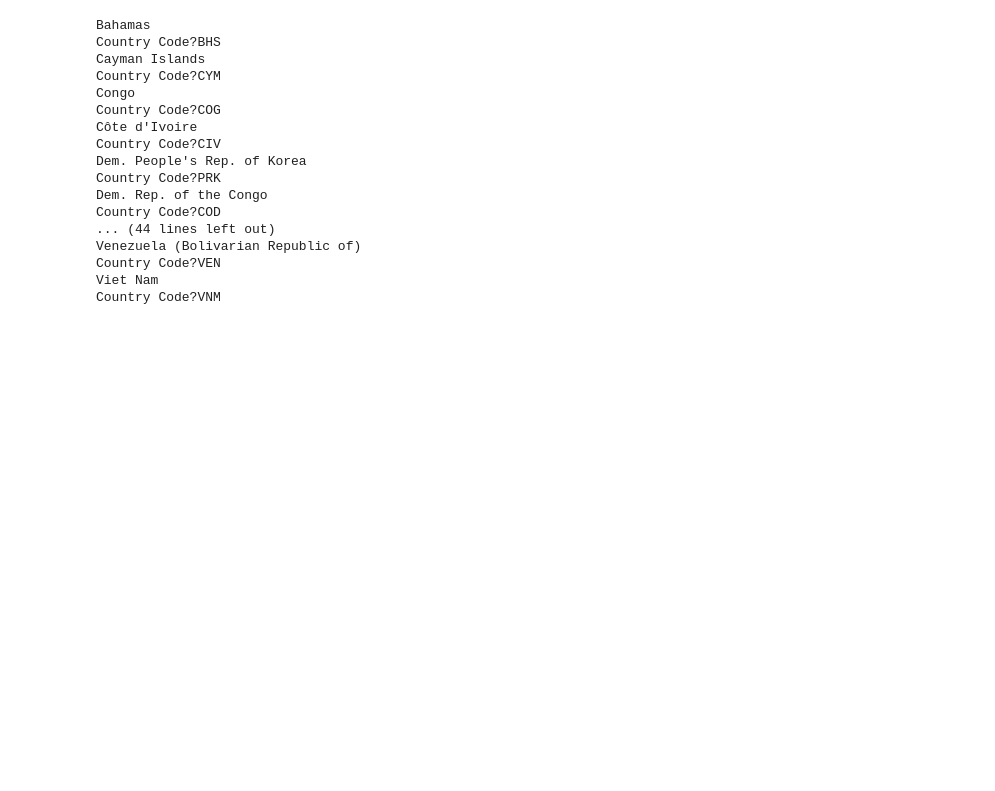
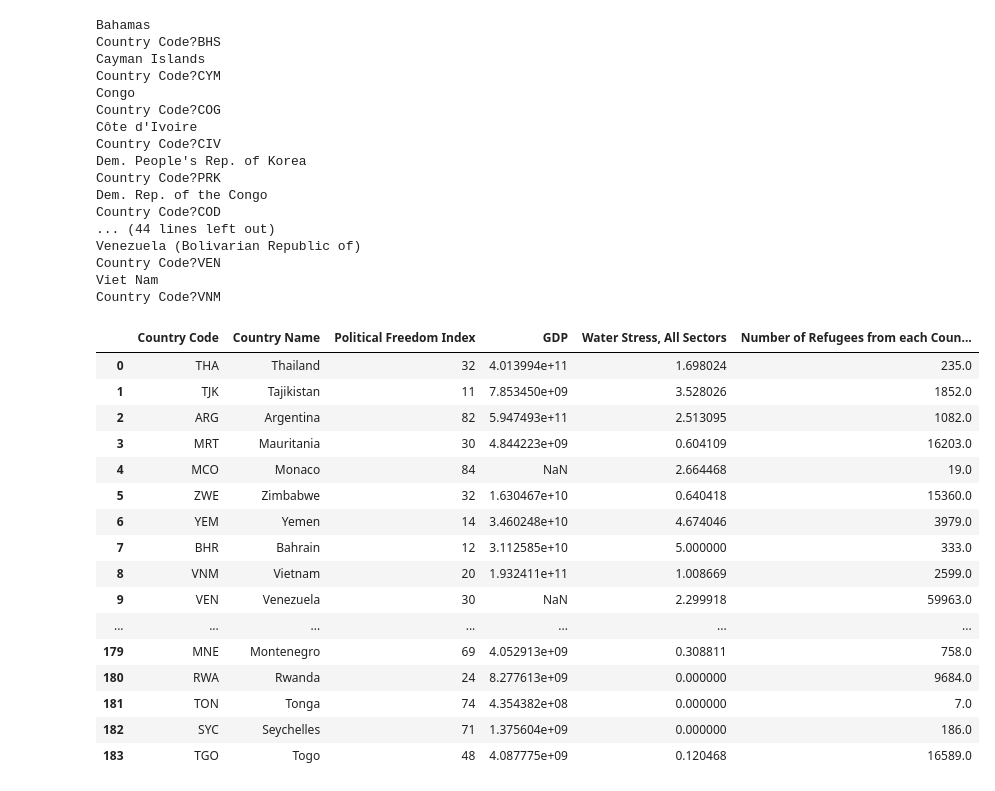
Before and after one commit to LaraEk/ImpactHackUprooted, a Jupyter notebook: Formatting Data for Viz.ipynb, the cells around one changed output. Drawn from its saved outputs; the diff is of its cells as text; code cells hidden in the pictures; blank space fills up the shorter version.

Commit message:
updated data and index

```diff
--- a/Formatting Data for Viz.ipynb
+++ b/Formatting Data for Viz.ipynb
@@ -335,5 +335,25 @@ Country Code?VNM
 tmp = tmp.merge(refugees, left_on='rw_country_code', right_on='rw_country_code')
 # %%
 tmp = tmp.drop(['rw_country_name_y', 'name', 'Country'], axis=1)
+# %%
+tmp
+# %% [output]
+|  | Country Code | Country Name | Political Freedom Index | GDP | Water Stress, All Sectors | Number of Refugees from each Coun... |
+| 0 | THA | Thailand | 32 | 4.013994e+11 | 1.698024 | 235.0 |
+| 1 | TJK | Tajikistan | 11 | 7.853450e+09 | 3.528026 | 1852.0 |
+| 2 | ARG | Argentina | 82 | 5.947493e+11 | 2.513095 | 1082.0 |
+| 3 | MRT | Mauritania | 30 | 4.844223e+09 | 0.604109 | 16203.0 |
+| 4 | MCO | Monaco | 84 | NaN | 2.664468 | 19.0 |
+| 5 | ZWE | Zimbabwe | 32 | 1.630467e+10 | 0.640418 | 15360.0 |
+| 6 | YEM | Yemen | 14 | 3.460248e+10 | 4.674046 | 3979.0 |
+| 7 | BHR | Bahrain | 12 | 3.112585e+10 | 5.000000 | 333.0 |
+| 8 | VNM | Vietnam | 20 | 1.932411e+11 | 1.008669 | 2599.0 |
+| 9 | VEN | Venezuela | 30 | NaN | 2.299918 | 59963.0 |
+| ... | ... | ... | ... | ... | ... | ... |
+| 179 | MNE | Montenegro | 69 | 4.052913e+09 | 0.308811 | 758.0 |
+| 180 | RWA | Rwanda | 24 | 8.277613e+09 | 0.000000 | 9684.0 |
+| 181 | TON | Tonga | 74 | 4.354382e+08 | 0.000000 | 7.0 |
+| 182 | SYC | Seychelles | 71 | 1.375604e+09 | 0.000000 | 186.0 |
+| 183 | TGO | Togo | 48 | 4.087775e+09 | 0.120468 | 16589.0 |
 # %%
 final_data = tmp
```
Also changed, not shown: parts of 2 cells of this notebook, 3 other files.
